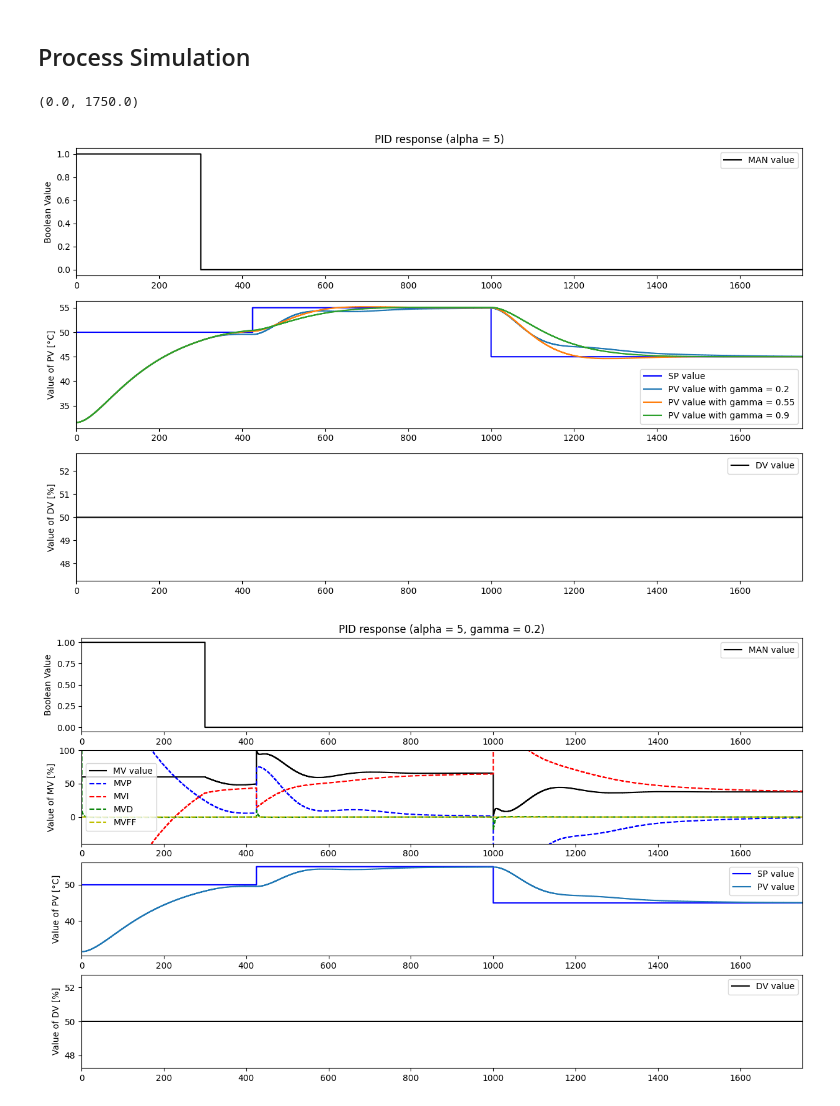
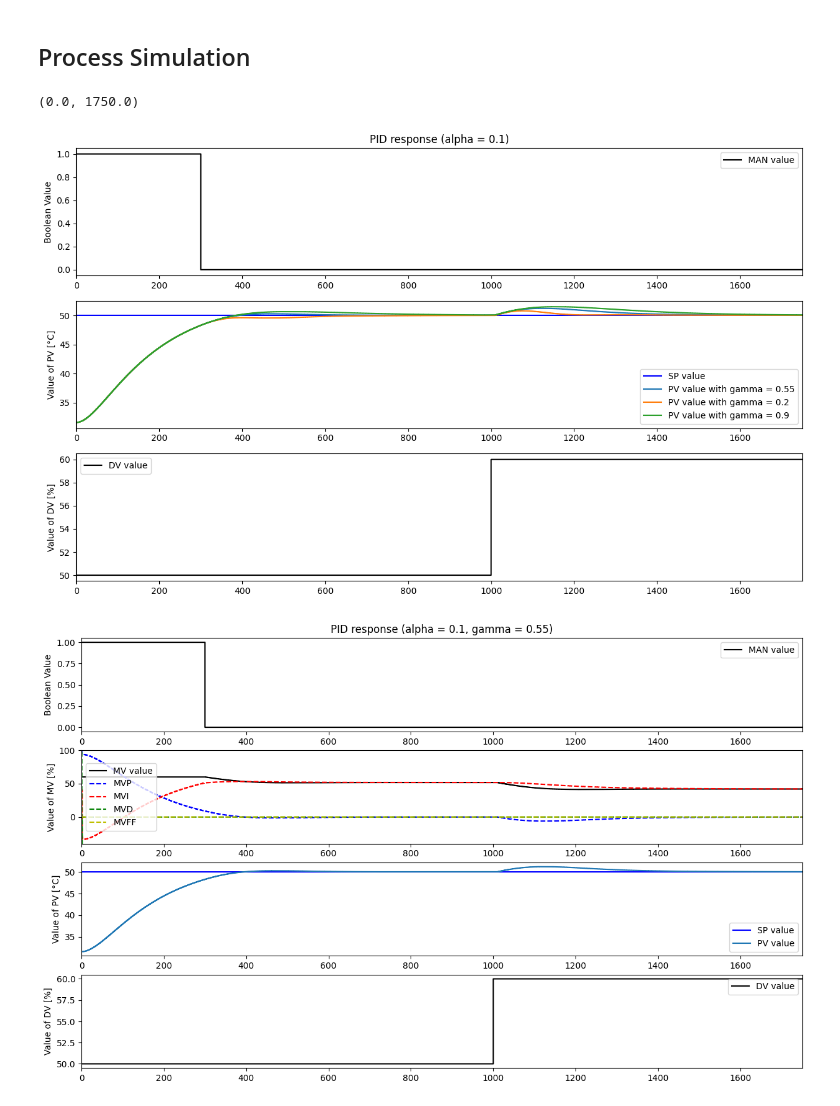
Before and after one commit to hctel/TCLab_software_V4, a Jupyter notebook: Simulation_CLP_PID_FF.ipynb, the cells around one changed output. Drawn from its saved outputs; the diff is of its cells as text; code cells hidden in the pictures.

```diff
--- a/Simulation_CLP_PID_FF.ipynb
+++ b/Simulation_CLP_PID_FF.ipynb
@@ -18,11 +18,11 @@ from package_LAB import LL_RT, LL, PID_RT, IMC, OLP_FF, OLP_NOFF, CLP_FF, CLP_NO
 # %% [markdown]
 ## Simulation Parameters
 # %%
-mode = CLP_FF_FOLLOW
+mode = CLP_NOFF
 
 ManFF = False
 
-alpha = 5
+alpha = 0.1
 MVMin = 0
 MVMax = 100
 # %% [markdown]
@@ -54,7 +54,7 @@ TLAG_LL2 = T2_SOPDT_OPT_DV
 # %% [markdown]
 ## Calculate IMC Values
 # %%
-gammas = [0.2, 0.55, 0.9]
+gammas = [0.55, 0.2 , 0.9]
 
 Kcs = []
 Tis = []
@@ -102,14 +102,14 @@ elif mode == OLP_FF:
     ManPath = {0: True, TSim : True}
     MVManPath = {0:60, TSim:60}
     SPPath = {0: 50, TSim : 50}
-    DVPath = {0: 50, 2000: 60, TSim : 60}
+    DVPath = {0: 50, 1000: 60, TSim : 60}
     ManFF = True
 elif mode == OLP_NOFF:
     UseFF = False
     ManPath = {0: True, TSim : True}
     SPPath = {0: 50, TSim : 50}
     MVManPath = {0:60, TSim:60}
-    DVPath = {0: 50, 2000: 60, TSim : 60}
+    DVPath = {0: 50, 1000: 60, TSim : 60}
 
 
 def compute(gamma_index):
@@ -202,32 +202,32 @@ plt.step(t,Man,'black',label='MAN value',where='post')
 plt.ylabel('Boolean Value')
 plt.title(f'PID response (alpha = {alpha}, gamma = {gammas[0]})')
 plt.legend(loc='best')
 plt.xlim([0, TSim])
 
 plt.subplot(4,1,2)
 plt.step(t,MV,'black',label=f'MV value',where='post')
 plt.step(t, MVP, 'b--', label=f'MVP', where='post')
 plt.step(t, MVI, 'r--', label=f'MVI', where='post')
 plt.step(t, MVD, 'g--', label=f'MVD', where='post')
 plt.step(t, MVFF, 'y--', label=f'MVFF', where='post')
 plt.ylabel('Value of MV [%]')
 plt.legend(loc='best')
 plt.xlim([0, TSim])
 plt.ylim([-40, 100])
 
 plt.subplot(4,1,3)
 plt.step(t,SP,'blue',label='SP value',where='post')
 plt.step(t,PV,label=f'PV value',where='post')
 plt.ylabel('Value of PV [°C]')
 plt.legend(loc='best')
 plt.xlim([0, TSim])
 
 plt.subplot(4,1,4)
 plt.step(t, DV, 'black', label='DV value', where='post')
 plt.ylabel('Value of DV [%]')
 plt.legend(loc='best')
 plt.xlim([0, TSim])
 # %% [output]
 (0.0, 1750.0)
-[figure, old version]
+[figure, new version]
-[figure, old version]
+[figure, new version]
```
Also changed, not shown: parts of 1 cell of this notebook, 11 other files.
